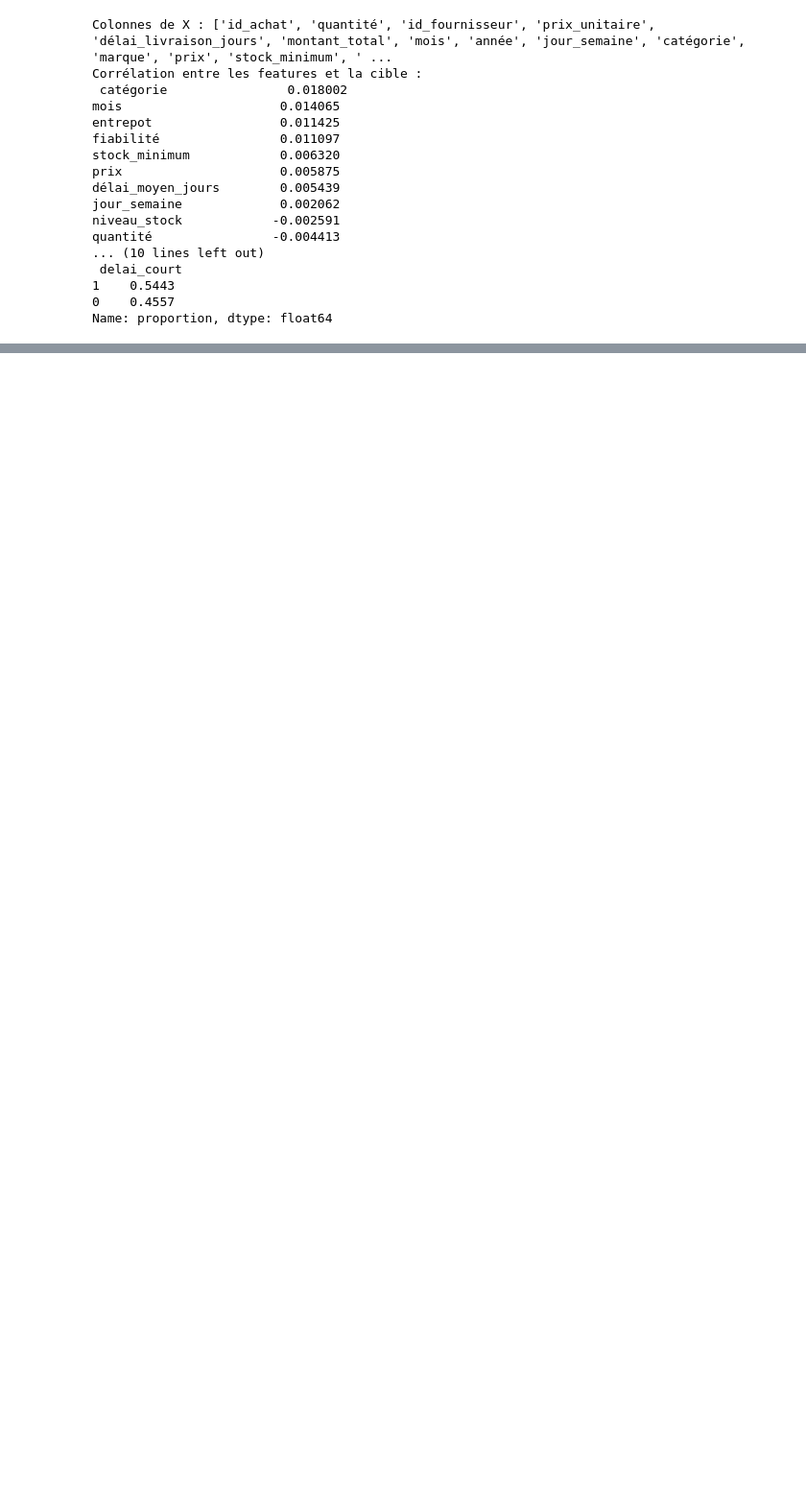
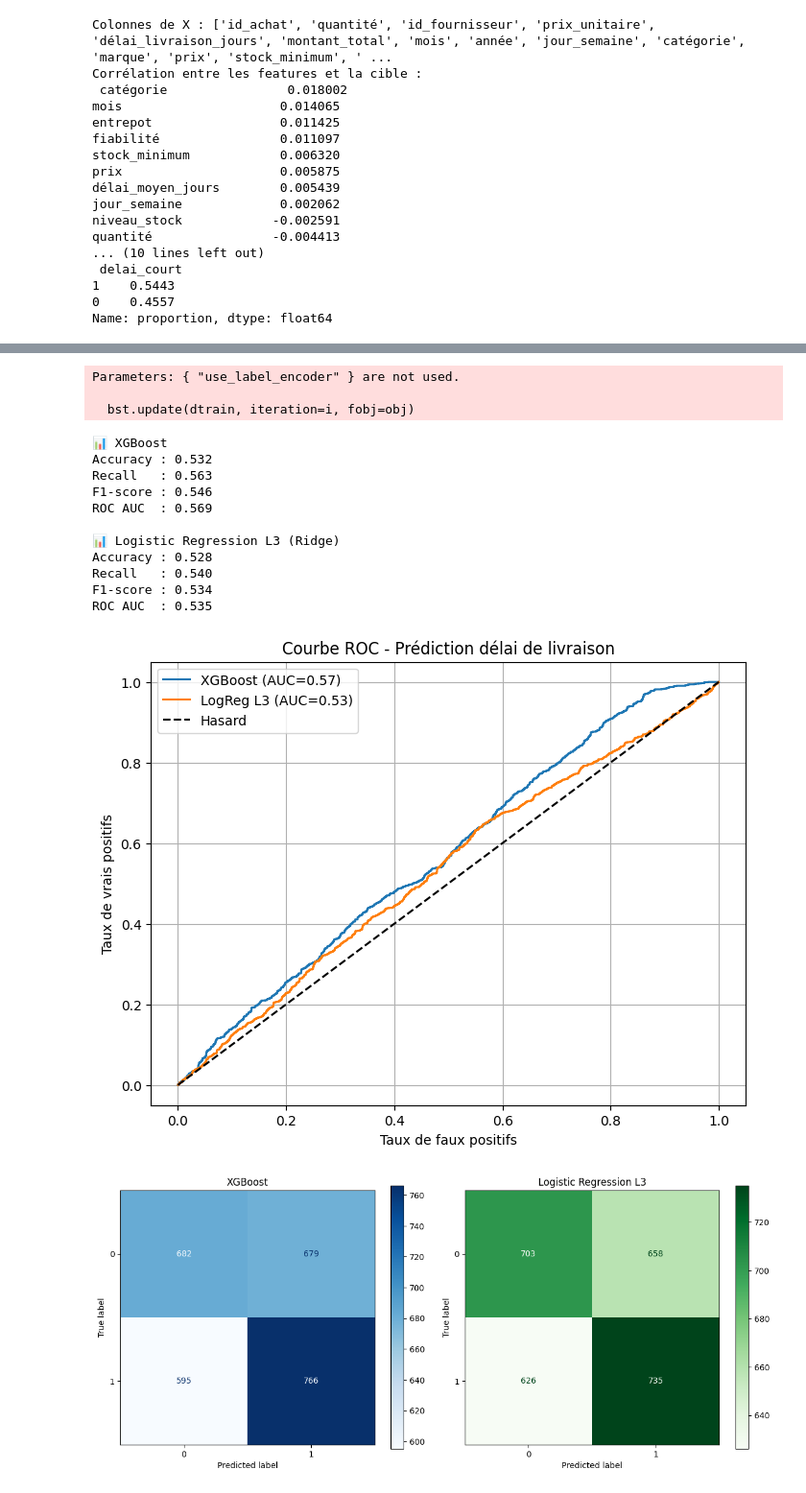
Before and after one commit to Fanaingamampiandra/Projet_Supply_chain, a Jupyter notebook: stephanie/achat_prod_fourn_stock.ipynb, the cells around one changed output, grey strips where cells are left out. Shown at 96% size. Saved outputs shown, nothing was run; the diff lists cells and outputs as text; code cells hidden in the pictures; blank space fills up the shorter version.

```diff
--- a/stephanie/achat_prod_fourn_stock.ipynb
+++ b/stephanie/achat_prod_fourn_stock.ipynb
@@ -847,0 +767,72 @@ XGBoost - ROC AUC : 0.47916897438737704
+# %%
+from xgboost import XGBClassifier
+from sklearn.linear_model import LogisticRegression
+from sklearn.metrics import accuracy_score, recall_score, f1_score, roc_auc_score, roc_curve, ConfusionMatrixDisplay
+
+import matplotlib.pyplot as plt
+
+# Utilisons X_train_rs et y_train_rs pour l'entraînement, X_test_rs et y_test_rs pour le test
+
+# 1. XGBoost
+xgb = XGBClassifier(use_label_encoder=False, eval_metric='logloss', random_state=42)
+xgb.fit(X_train_rs, y_train_rs)
+y_pred_xgb = xgb.predict(X_test_rs)
+y_proba_xgb = xgb.predict_proba(X_test_rs)[:, 1]
+
+# 2. Régression logistique L3 (Ridge)
+logreg_l3 = LogisticRegression(penalty='l2', solver='liblinear', random_state=42)
+logreg_l3.fit(X_train_rs, y_train_rs)
+y_pred_l3 = logreg_l3.predict(X_test_rs)
+y_proba_l3 = logreg_l3.predict_proba(X_test_rs)[:, 1]
+
+# Métriques
+def print_metrics(y_true, y_pred, y_proba, model_name):
+    print(f"\n📊 {model_name}")
+    print(f"Accuracy : {accuracy_score(y_true, y_pred):.3f}")
+    print(f"Recall   : {recall_score(y_true, y_pred):.3f}")
+    print(f"F1-score : {f1_score(y_true, y_pred):.3f}")
+    print(f"ROC AUC  : {roc_auc_score(y_true, y_proba):.3f}")
+
+print_metrics(y_test_rs, y_pred_xgb, y_proba_xgb, "XGBoost")
+print_metrics(y_test_rs, y_pred_l3, y_proba_l3, "Logistic Regression L3 (Ridge)")
+
+# Courbe ROC
+fpr_xgb, tpr_xgb, _ = roc_curve(y_test_rs, y_proba_xgb)
+fpr_l3, tpr_l3, _ = roc_curve(y_test_rs, y_proba_l3)
+
+plt.figure(figsize=(8, 6))
+plt.plot(fpr_xgb, tpr_xgb, label=f'XGBoost (AUC={roc_auc_score(y_test_rs, y_proba_xgb):.2f})')
+plt.plot(fpr_l3, tpr_l3, label=f'LogReg L3 (AUC={roc_auc_score(y_test_rs, y_proba_l3):.2f})')
+plt.plot([0, 1], [0, 1], 'k--', label='Hasard')
+plt.xlabel('Taux de faux positifs')
+plt.ylabel('Taux de vrais positifs')
+plt.title('Courbe ROC - Prédiction délai de livraison')
+plt.legend()
+plt.grid()
+plt.show()
+
+# Matrices de confusion
+fig, axes = plt.subplots(1, 2, figsize=(12, 5))
+ConfusionMatrixDisplay.from_predictions(y_test_rs, y_pred_xgb, ax=axes[0], cmap="Blues")
+axes[0].set_title("XGBoost")
+ConfusionMatrixDisplay.from_predictions(y_test_rs, y_pred_l3, ax=axes[1], cmap="Greens")
+axes[1].set_title("Logistic Regression L3")
+plt.tight_layout()
+plt.show()
+# %% [output]
+Parameters: { "use_label_encoder" } are not used.
+
+  bst.update(dtrain, iteration=i, fobj=obj)
+📊 XGBoost
+Accuracy : 0.532
+Recall   : 0.563
+F1-score : 0.546
+ROC AUC  : 0.569
+
+📊 Logistic Regression L3 (Ridge)
+Accuracy : 0.528
+Recall   : 0.540
+F1-score : 0.534
+ROC AUC  : 0.535
+[figure, added]
+[figure, added]
```
Also changed, not shown: parts of 42 cells of this notebook.
